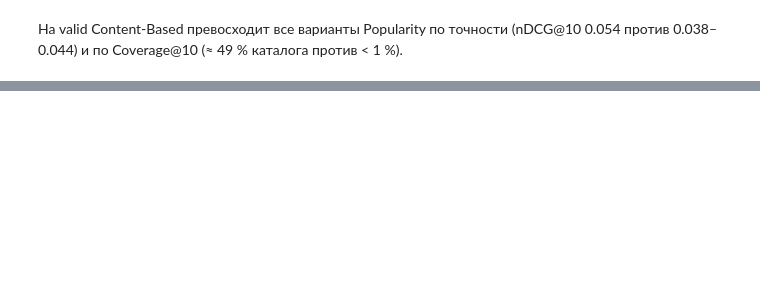
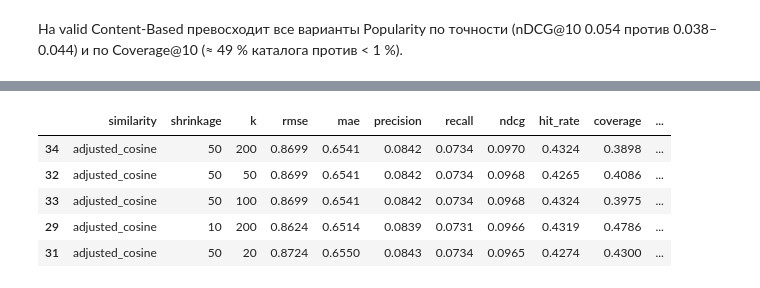
Before and after one commit to a-kapset/Rec_Systems_HW1, a Jupyter notebook: notebooks/goodbooks_recsys.ipynb, the cells around one changed output, grey strips where cells are left out. Cells and saved outputs as stored; diff of their text form; code cells hidden in the pictures; blank space fills up the shorter version.

```diff
--- a/notebooks/goodbooks_recsys.ipynb
+++ b/notebooks/goodbooks_recsys.ipynb
@@ -414,0 +524,9 @@ valid_comparison
+# %%
+item_cf_grid.nlargest(5, "ndcg")
+# %% [output]
+|  | similarity | shrinkage | k | rmse | mae | precision | recall | ndcg | hit_rate | coverage | ... |
+| 34 | adjusted_cosine | 50 | 200 | 0.8699 | 0.6541 | 0.0842 | 0.0734 | 0.0970 | 0.4324 | 0.3898 | ... |
+| 32 | adjusted_cosine | 50 | 50 | 0.8699 | 0.6541 | 0.0842 | 0.0734 | 0.0968 | 0.4265 | 0.4086 | ... |
+| 33 | adjusted_cosine | 50 | 100 | 0.8699 | 0.6541 | 0.0842 | 0.0734 | 0.0968 | 0.4324 | 0.3975 | ... |
+| 29 | adjusted_cosine | 10 | 200 | 0.8624 | 0.6514 | 0.0839 | 0.0731 | 0.0966 | 0.4319 | 0.4786 | ... |
+| 31 | adjusted_cosine | 50 | 20 | 0.8724 | 0.6550 | 0.0843 | 0.0734 | 0.0965 | 0.4274 | 0.4300 | ... |
```
Also changed, not shown: parts of 24 cells of this notebook, 7 other files.
